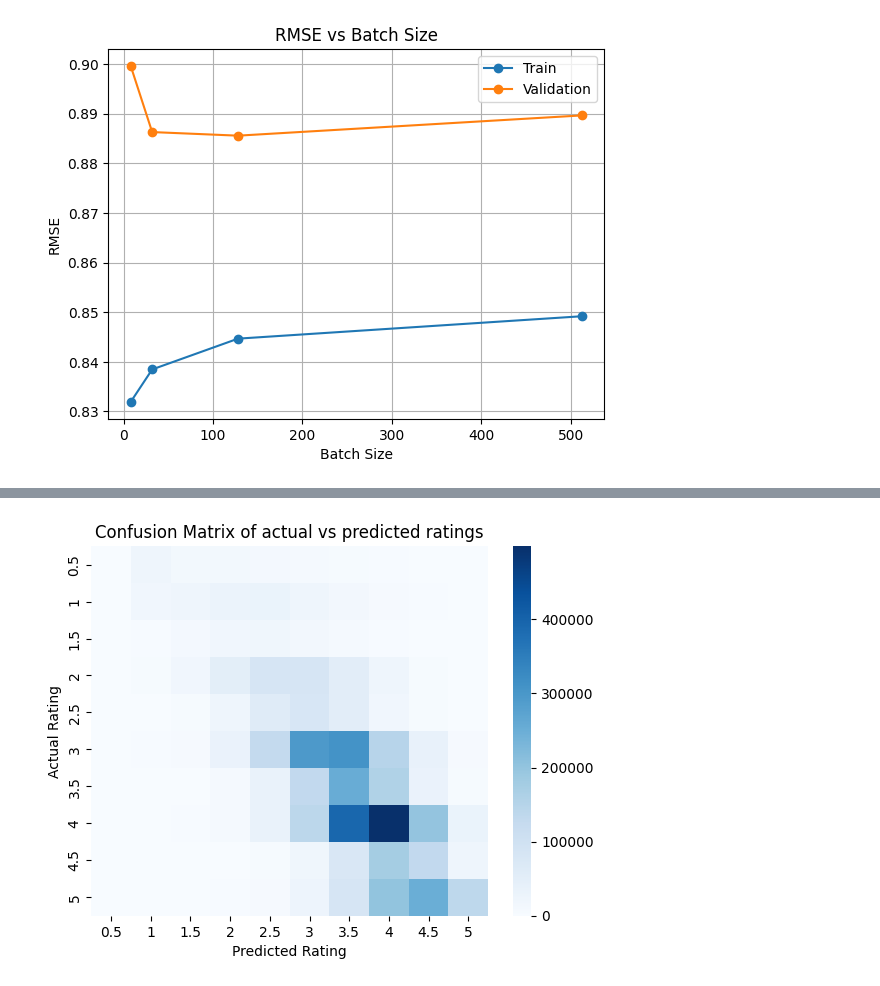
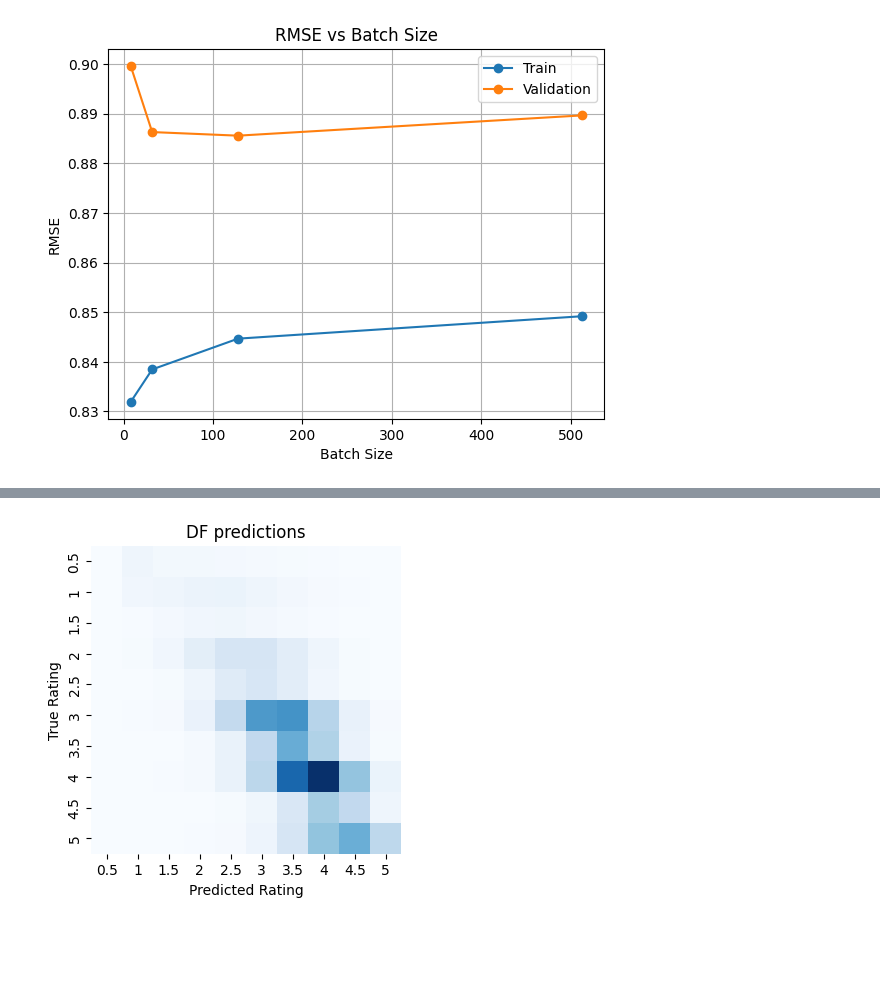
Before and after one commit to minhtuan27/master-thesis, a Jupyter notebook: Experiment/movielens25m_df.ipynb, the cells around one changed output, grey strips where cells are left out. Drawn from its saved outputs; the diff is of its cells as text; code cells hidden in the pictures; blank space fills up the shorter version.

```diff
--- a/Experiment/movielens25m_df.ipynb
+++ b/Experiment/movielens25m_df.ipynb
@@ -436,12 +431,13 @@ crosstab = crosstab_df.to_numpy()
 # %%
 # Plot the confusion matrix
 rating_index = [0.5, 1, 1.5, 2, 2.5, 3, 3.5, 4, 4.5, 5]
-sns.heatmap(crosstab, annot=False, fmt="d", cmap='Blues', cbar=True)
+plt.figure(figsize=(4, 4))
+sns.heatmap(crosstab, annot=False, fmt="d", cmap='Blues', cbar=False)
 plt.xticks(np.arange(0.5, 0.5 + len(rating_index)), rating_index)
 plt.yticks(np.arange(0.5, 0.5 + len(rating_index)), rating_index)
-plt.ylabel('Actual Rating')
+plt.ylabel('True Rating')
 plt.xlabel('Predicted Rating')
-plt.title('Confusion Matrix of actual vs predicted ratings')
+plt.title('DF predictions')
 plt.show()
 # %% [output]
-[figure, old version]
+[figure, new version]
```
Also changed, not shown: parts of 6 cells of this notebook, 6 other files.
